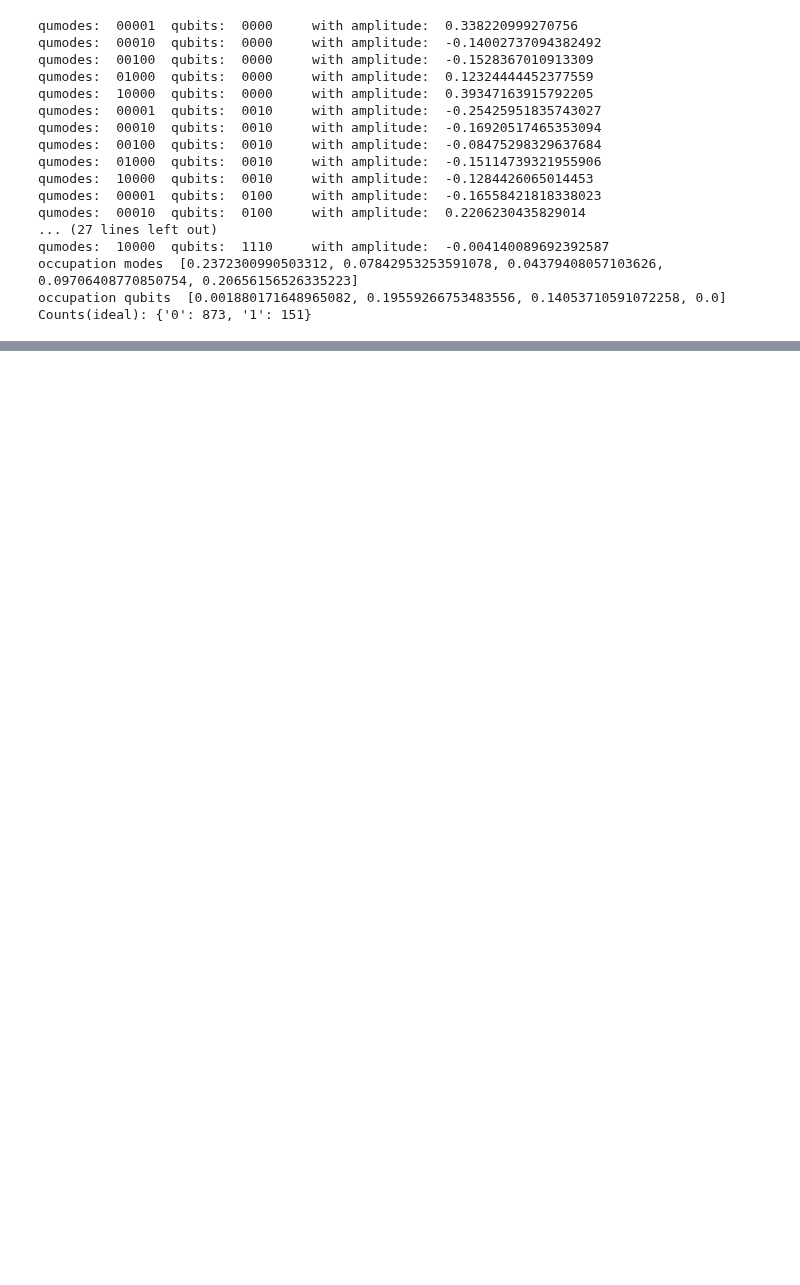
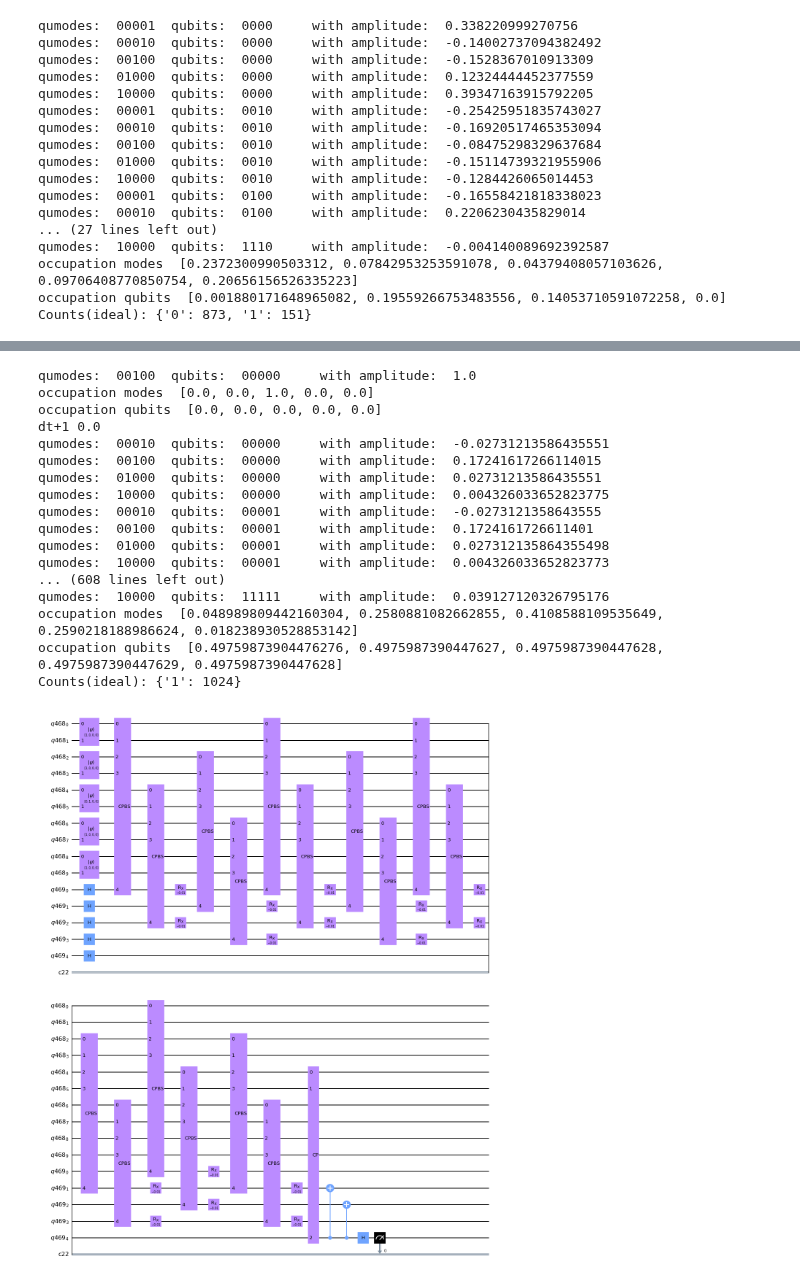
Before and after one commit to C2QA/bosonic-qiskit, a Jupyter notebook: tutorials/Z2-lattice-gauge-theory/Z2-lattice-gauge-theory.ipynb, the cells around one changed output, grey strips where cells are left out. Drawn from its saved outputs; the diff is of its cells as text; code cells hidden in the pictures; blank space fills up the shorter version.

```diff
--- a/tutorials/Z2-lattice-gauge-theory/Z2-lattice-gauge-theory.ipynb
+++ b/tutorials/Z2-lattice-gauge-theory/Z2-lattice-gauge-theory.ipynb
@@ -377,28 +408,55 @@ print('Counts(ideal):', result.get_counts())
 # %%
-numberofqubits=2+1 # the extra one is for the Hadamard test
-numberofmodes=3
+numberofqubits=4+1 # the extra one is for the Hadamard test
+numberofmodes=5
 numberofqubitspermode=2
 cutoff=2**numberofqubitspermode
 
 qmr = c2qa.QumodeRegister(num_qumodes=numberofmodes, num_qubits_per_qumode=numberofqubitspermode)
 qbr = qiskit.QuantumRegister(size=numberofqubits)
 cbr = qiskit.ClassicalRegister(size=1) # To read out the results of the Hadamard test
 circuit = c2qa.CVCircuit(qmr, qbr, cbr)
 
-diffstallmodes=[1,0,0]
+diffstallmodes=[0,0,1,0,0]
 for i in range(qmr.num_qumodes):
     circuit.cv_initialize(diffstallmodes[i], qmr[i])
 
-for i in range(0,numberofqubits):
-    circuit.h(qbr[i])
+stateop, _ = c2qa.util.simulate(circuit)
+occ=util.stateread(stateop, qbr.size, numberofmodes, cutoff)
 
-circuit.cv_qdcr(np.pi, qmr[1], qbr[0])
-circuit.cnot(qbr[0],qbr[1])
-circuit.cnot(qbr[0],qbr[2])
-circuit.h(qbr[0])
-circuit.measure(6,0) # measures the qubit at position zero which is after 3 modes each with 2 qubits
-# circuit.measure_all()
+dt=0.1
+m=1
+N=4 # number of timesteps
+
+evo.trotterise_Z2LGT(circuit, numberofmodes, numberofqubits, qmr, qbr, cutoff, N, m, 0.1, dt)
+# The first Hadamard gate on the Hadamard test qubit is done in trotterise_Z2LGT
+site=2
+circuit.cv_cp(np.pi/2, qmr[site], qbr[-1])
+circuit.cnot(qbr[-1],qbr[site-1])
+circuit.cnot(qbr[-1],qbr[site])
+circuit.h(qbr[-1])
+circuit.measure(-1,0)
+
+circuit.draw(output='mpl', filename='initial-state_hadmard-test.png')
 
 stateop, result = c2qa.util.simulate(circuit)
-util.stateread(stateop, qbr.size, numberofmodes, 4)
+# util.stateread(stateop, qbr.size, numberofmodes, 4)
 print('Counts(ideal):', result.get_counts())
+# %% [output]
+qumodes:  00100  qubits:  00000     with amplitude:  1.0
+occupation modes  [0.0, 0.0, 1.0, 0.0, 0.0]
+occupation qubits  [0.0, 0.0, 0.0, 0.0, 0.0]
+dt+1 0.0
+qumodes:  00010  qubits:  00000     with amplitude:  -0.02731213586435551
+qumodes:  00100  qubits:  00000     with amplitude:  0.17241617266114015
+qumodes:  01000  qubits:  00000     with amplitude:  0.02731213586435551
+qumodes:  10000  qubits:  00000     with amplitude:  0.004326033652823775
+qumodes:  00010  qubits:  00001     with amplitude:  -0.0273121358643555
+qumodes:  00100  qubits:  00001     with amplitude:  0.1724161726611401
+qumodes:  01000  qubits:  00001     with amplitude:  0.027312135864355498
+qumodes:  10000  qubits:  00001     with amplitude:  0.004326033652823773
+... (608 lines left out)
+qumodes:  10000  qubits:  11111     with amplitude:  0.039127120326795176
+occupation modes  [0.048989809442160304, 0.2580881082662855, 0.4108588109535649, 0.2590218188986624, 0.018238930528853142]
+occupation qubits  [0.49759873904476276, 0.4975987390447627, 0.4975987390447628, 0.4975987390447629, 0.4975987390447628]
+Counts(ideal): {'1': 1024}
+[figure, added]
```
Also changed, not shown: parts of 31 cells of this notebook, 4 other files.
